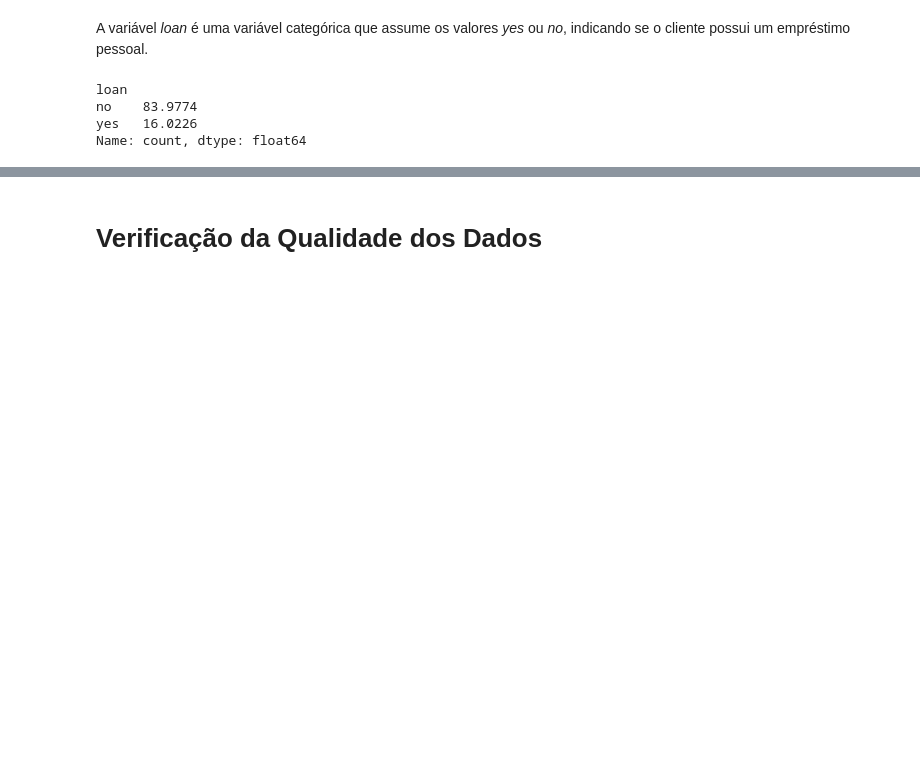
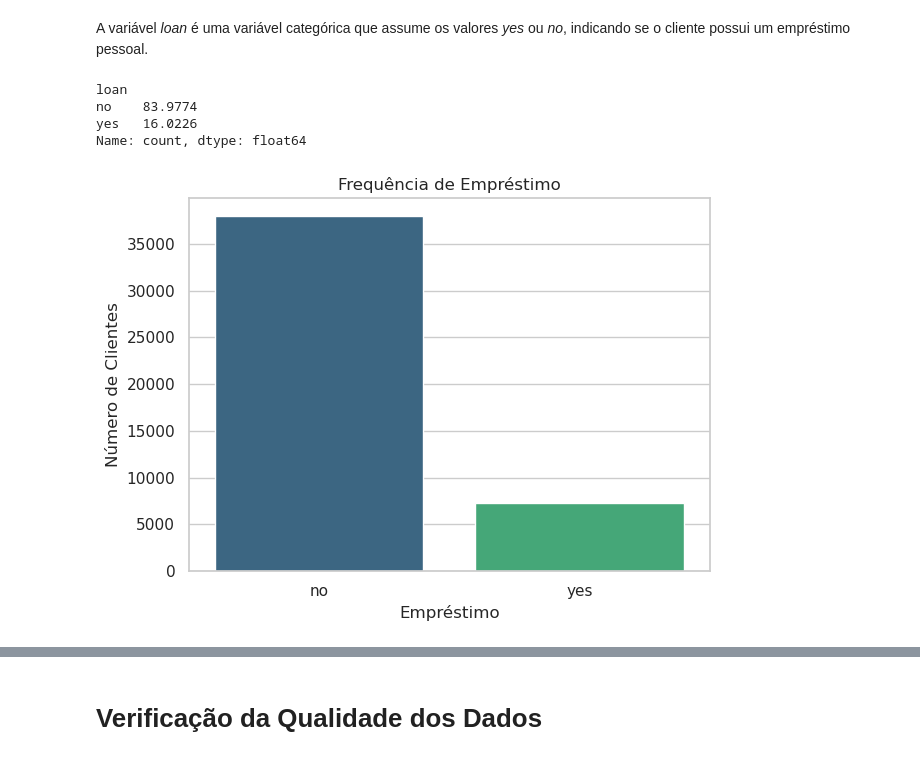
Before and after one commit to gabrieldadcarvalho/machine_learning, a Jupyter notebook: pjt_final/data_understanding.ipynb, the cells around one changed output, grey strips where cells are left out. Saved outputs shown, nothing was run; the diff lists cells and outputs as text; code cells hidden in the pictures; blank space fills up the shorter version.

```diff
--- a/pjt_final/data_understanding.ipynb
+++ b/pjt_final/data_understanding.ipynb
@@ -767,8 +767,10 @@ Name: count, dtype: float64
 # %%
 # Criando um gráfico de frêquencia
 sns.barplot(x=loan_counts.index, y=loan_counts.values, palette='viridis')
-plt.title('Frequência dos Crédito Habitacional')
+plt.title('Frequência de Empréstimo')
 plt.xlabel('Empréstimo')
 plt.ylabel('Número de Clientes')
 #plt.xticks(rotation=90)
 plt.tight_layout()
+# %% [output]
+[figure, added]
```
Also changed, not shown: parts of 6 cells of this notebook.
